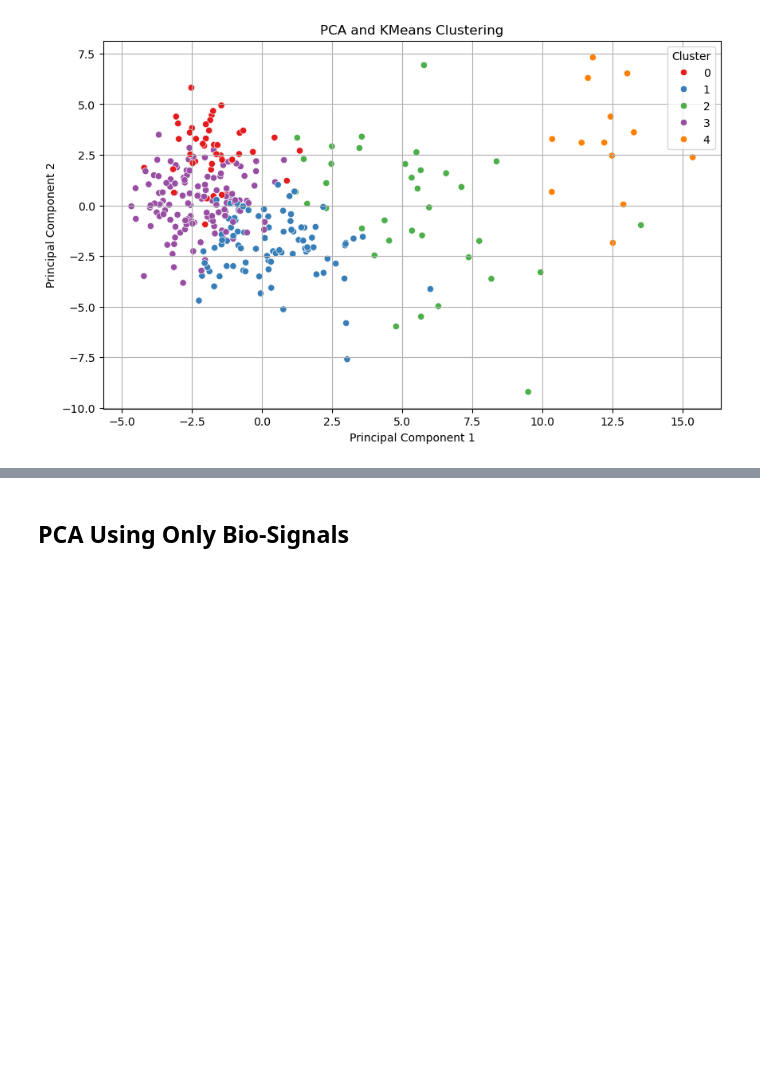
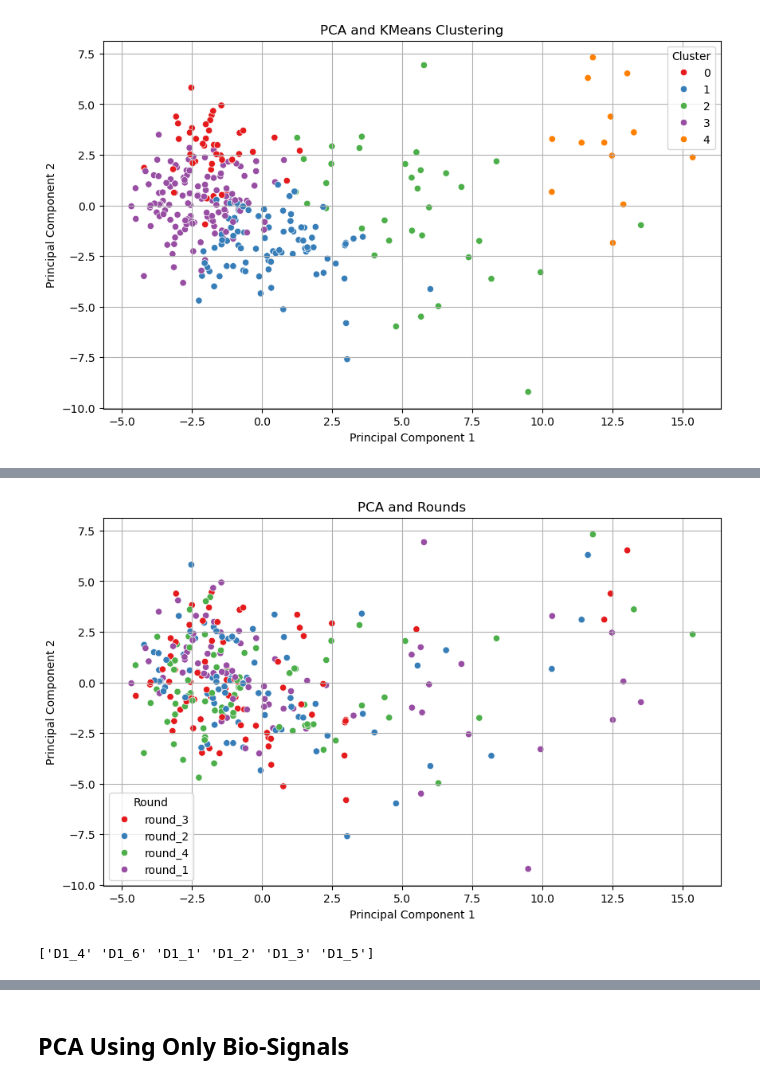
Before and after one commit to AntonWangDTU/case_2, a Jupyter notebook: src_johan/case_2_clustering.ipynb, the cells around one changed output, grey strips where cells are left out. Saved outputs shown, nothing was run; the diff lists cells and outputs as text; code cells hidden in the pictures; blank space fills up the shorter version.

```diff
--- a/src_johan/case_2_clustering.ipynb
+++ b/src_johan/case_2_clustering.ipynb
@@ -201,0 +220,22 @@ plt.show()
+# %%
+# Creating a DataFrame for PCA results
+pca_df = pd.DataFrame(data=X_pca, columns=[f'PC{i+1}' for i in range(X_pca.shape[1])])
+
+# Adding the Round labels to the PCA DataFrame
+pca_df['Round'] = data['Round'].values
+
+# Plotting the PCA results
+plt.figure(figsize=(10, 6))
+sns.scatterplot(data=pca_df, x='PC1', y='PC2', hue='Round', palette='Set1')
+plt.title('PCA and Rounds')
+plt.xlabel('Principal Component 1')
+plt.ylabel('Principal Component 2')
+plt.legend(title='Round')
+plt.grid()
+plt.show()
+# %% [output]
+[figure, added]
+# %%
+print(data['Cohort'].unique())
+# %% [output]
+['D1_4' 'D1_6' 'D1_1' 'D1_2' 'D1_3' 'D1_5']
```
Also changed, not shown: parts of 23 cells of this notebook.
